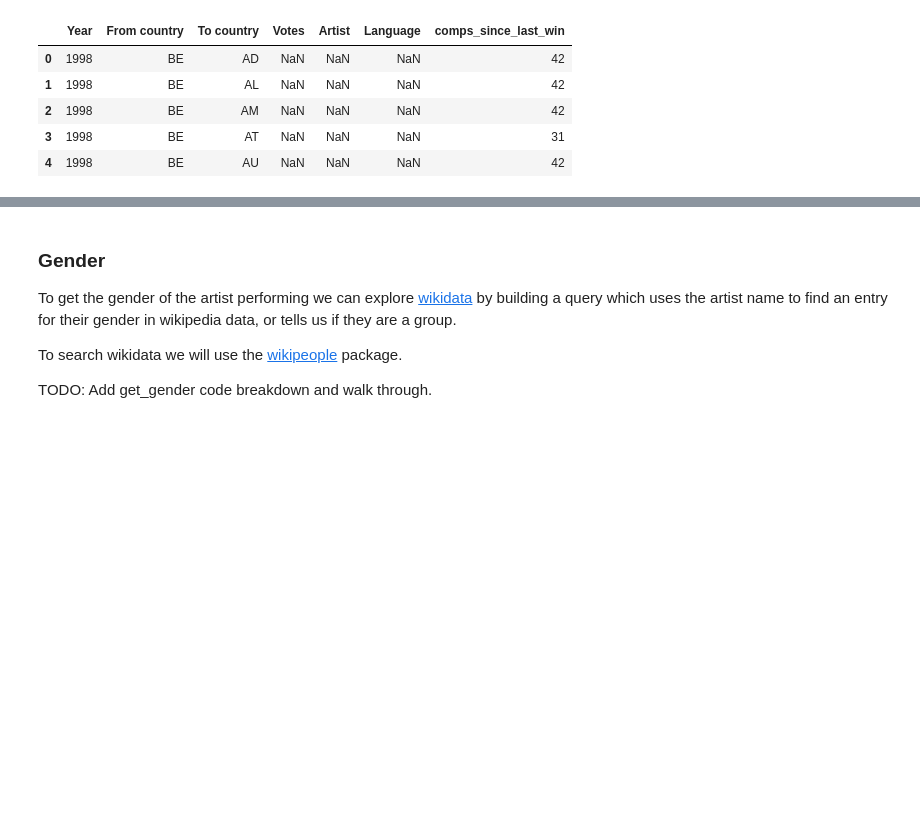
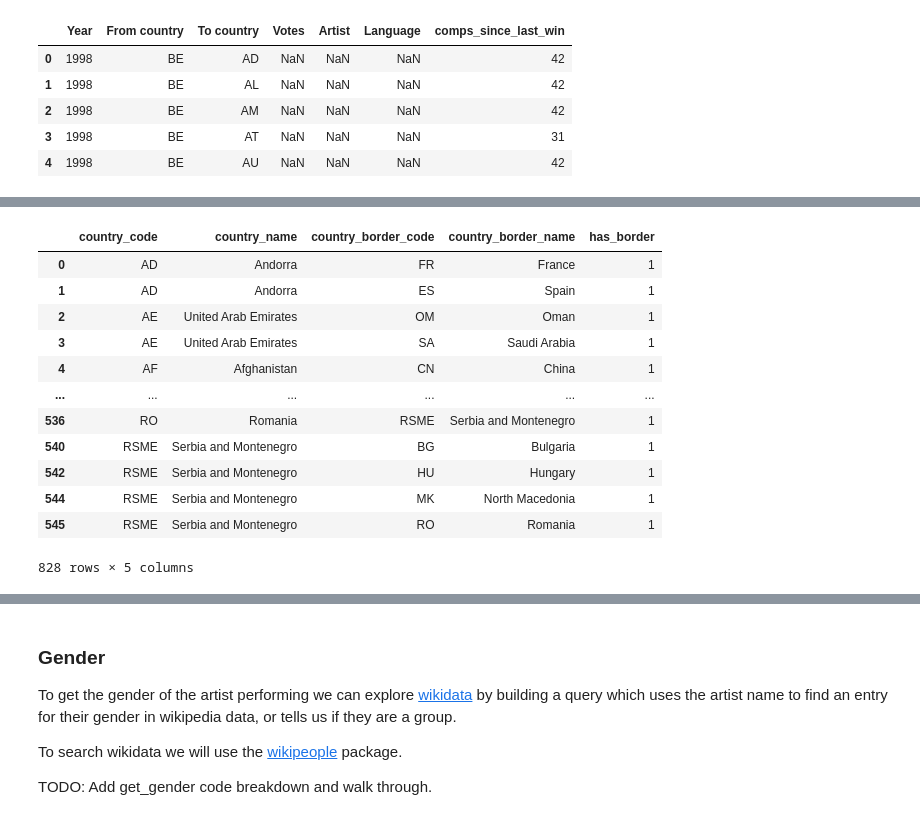
Before and after one commit to KatrionaGoldmann/Eurovision_TDS, a Jupyter notebook: eurovision/notebooks/data-wrang.ipynb, the cells around one changed output, grey strips where cells are left out. Saved outputs shown, nothing was run; the diff lists cells and outputs as text; code cells hidden in the pictures; blank space fills up the shorter version.

Commit message:
Adds border data to notebook

```diff
--- a/eurovision/notebooks/data-wrang.ipynb
+++ b/eurovision/notebooks/data-wrang.ipynb
@@ -472,0 +724,4 @@ df_votes.head()
+# %%
+df_borders['country_border_name'] = df_borders['country_border_name'].fillna('No country')
+df_borders['country_border_code'] = df_borders['country_border_code'].fillna('NONE')
+df_borders.loc[df_borders['country_name'] == 'Australia']
@@ -472,0 +733,8 @@ df_votes.head()
+# %%
+df_none = df_borders.loc[df_borders['country_border_name'] == 'No country']
+
+# re-order the columns
+df_none = df_none[['country_border_code', 'country_border_name', 'country_code', 'country_name', ]]
+df_none.columns = df_borders.columns
+df_borders = df_borders.append(df_none, ignore_index=True)
+df_borders.head()
@@ -472,0 +750,6 @@ df_votes.head()
+# %%
+df_rsme = df_borders.loc[
+    (df_borders['country_name'].str.contains('Serbia|Montenegro')) |
+    (df_borders['country_border_name'].str.contains('Serbia|Montenegro'))
+]
+df_rsme.head()
@@ -472,0 +763,48 @@ df_votes.head()
+# %%
+# Replace Serbia or Montenegro with Serbia and Montenegro (country_code = RSME), same code was used for the voting data
+df_rsme.loc[
+    (df_rsme['country_name'].str.contains('Serbia|Montenegro')),
+    'country_code'
+] = 'RSME'
+df_rsme.loc[
+    (df_rsme['country_name'].str.contains('Serbia|Montenegro')),
+    'country_name'
+] = 'Serbia and Montenegro'
+df_rsme.loc[
+    (df_rsme['country_border_name'].str.contains('Serbia|Montenegro')),
+    'country_border_code'
+] = 'RSME'
+df_rsme.loc[
+    (df_rsme['country_border_name'].str.contains('Serbia|Montenegro')),
+    'country_border_name'
+] = 'Serbia and Montenegro'
+
+# Remove the serbia-montenegro border in this case
+df_rsme = df_rsme.loc[
+    ~((df_borders['country_name'].str.contains('Serbia|Montenegro')) &
+      (df_borders['country_border_name'].str.contains('Serbia|Montenegro')))
+]
+
+# combine the two dataframes
+df_all_borders = pd.concat([df_borders, df_rsme])
+df_all_borders['has_border'] = 1
+
+# Remove duplicate rows
+df_all_borders = df_all_borders.drop_duplicates()
+
+
+df_all_borders
+# %% [output]
+|  | country_code | country_name | country_border_code | country_border_name | has_border |
+| 0 | AD | Andorra | FR | France | 1 |
+| 1 | AD | Andorra | ES | Spain | 1 |
+| 2 | AE | United Arab Emirates | OM | Oman | 1 |
+| 3 | AE | United Arab Emirates | SA | Saudi Arabia | 1 |
+| 4 | AF | Afghanistan | CN | China | 1 |
+| ... | ... | ... | ... | ... | ... |
+| 536 | RO | Romania | RSME | Serbia and Montenegro | 1 |
+| 540 | RSME | Serbia and Montenegro | BG | Bulgaria | 1 |
+| 542 | RSME | Serbia and Montenegro | HU | Hungary | 1 |
+| 544 | RSME | Serbia and Montenegro | MK | North Macedonia | 1 |
+| 545 | RSME | Serbia and Montenegro | RO | Romania | 1 |
+828 rows × 5 columns
```
Also changed, not shown: parts of 39 cells of this notebook.
